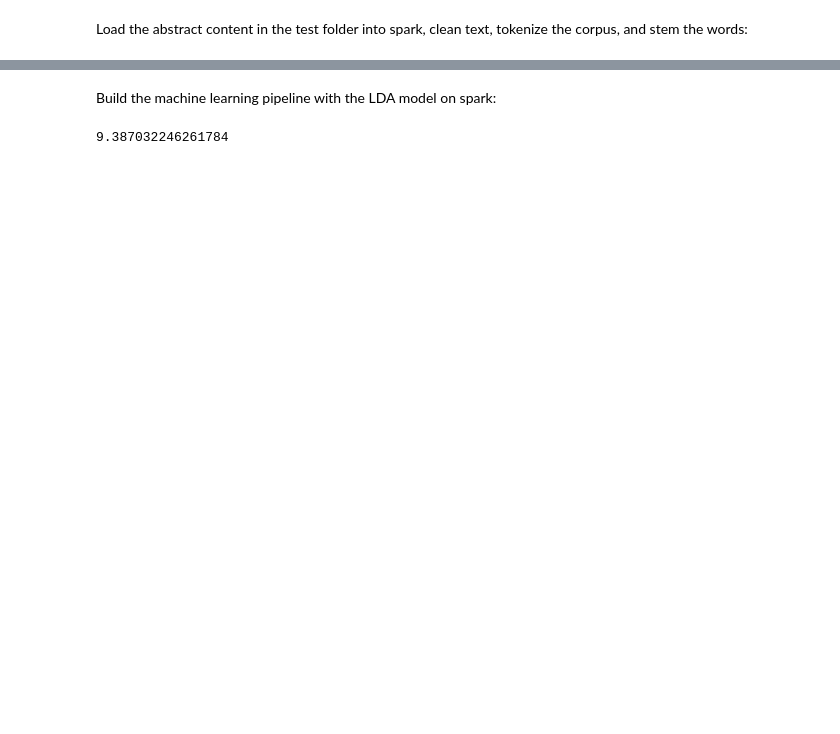
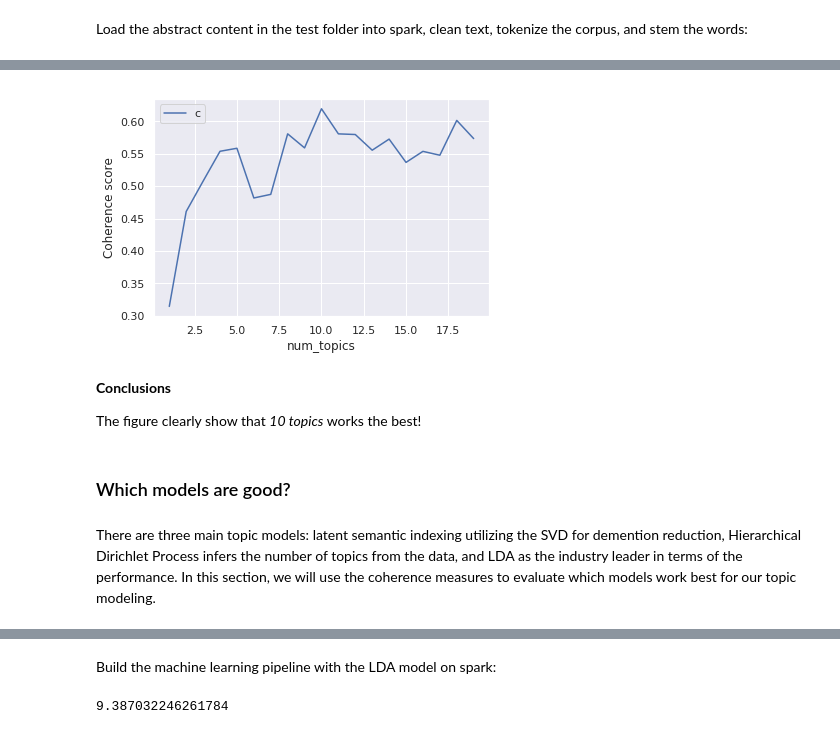
Before and after one commit to camalot2011/showcases, a Jupyter notebook: grant_tracking/grant_tracking_spark.ipynb, the cells around one changed output, grey strips where cells are left out. Drawn from its saved outputs; the diff is of its cells as text; code cells hidden in the pictures; blank space fills up the shorter version.

Commit message:
add model and topic choice

```diff
--- a/grant_tracking/grant_tracking_spark.ipynb
+++ b/grant_tracking/grant_tracking_spark.ipynb
@@ -49,0 +117,2 @@ if os.path.exists('Data/test/'):
+# %%
+tokens = [prepare_text_for_lda(abs) for abs in proj_ABS['ABSTRACT_TEXT']]
@@ -51,0 +157,49 @@ Load the abstract content in the test folder into spark, clean text, tokenize th
+# %%
+from gensim.models import CoherenceModel, LdaModel, LsiModel, HdpModel
+def evaluate_graph(dictionary, corpus, texts, limit):
+    """
+    Function to display num_topics - LDA graph using c_v coherence
+
+    Parameters:
+    ----------
+    dictionary : Gensim dictionary
+    corpus : Gensim corpus
+    limit : topic limit
+
+    Returns:
+    -------
+    lm_list : List of LDA topic models
+    c_v : Coherence values corresponding to the LDA model with respective number of topics
+    """
+    c_v = []
+    lm_list = []
+    for num_topics in range(1, limit):
+        tfidf_model = TfidfModel(corpus)
+        # apply the model to all the corpus
+        tfidf_vector = tfidf_model[corpus]
+        lm = LdaModel(corpus=tfidf_vector, num_topics=num_topics, id2word=dictionary)
+        lm_list.append(lm)
+        cm = CoherenceModel(model=lm, texts=texts, dictionary=dictionary, coherence='c_v')
+        c_v.append(cm.get_coherence())
+
+    # Show graph
+    x = range(1, limit)
+    plt.plot(x, c_v)
+    plt.xlabel("num_topics")
+    plt.ylabel("Coherence score")
+    plt.legend(("c_v"), loc='best')
+    plt.show()
+
+    return lm_list, c_v
+# %%
+lmlist, c_v = evaluate_graph(dictionary=dictionary, corpus=corpus, texts=tokens, limit=20)
+# %% [output]
+[figure, added]
+# %% [markdown]
+**Conclusions**
+
+The figure clearly show that *10 topics* works the best!
+# %% [markdown]
+### Which models are good?
+# %% [markdown]
+There are three main topic models: latent semantic indexing utilizing the SVD for demention reduction, Hierarchical Dirichlet Process infers the number of topics from the data, and LDA as the industry leader in terms of the performance. In this section, we will use the coherence measures to evaluate which models work best for our topic modeling.
```
Also changed, not shown: parts of 35 cells of this notebook.
